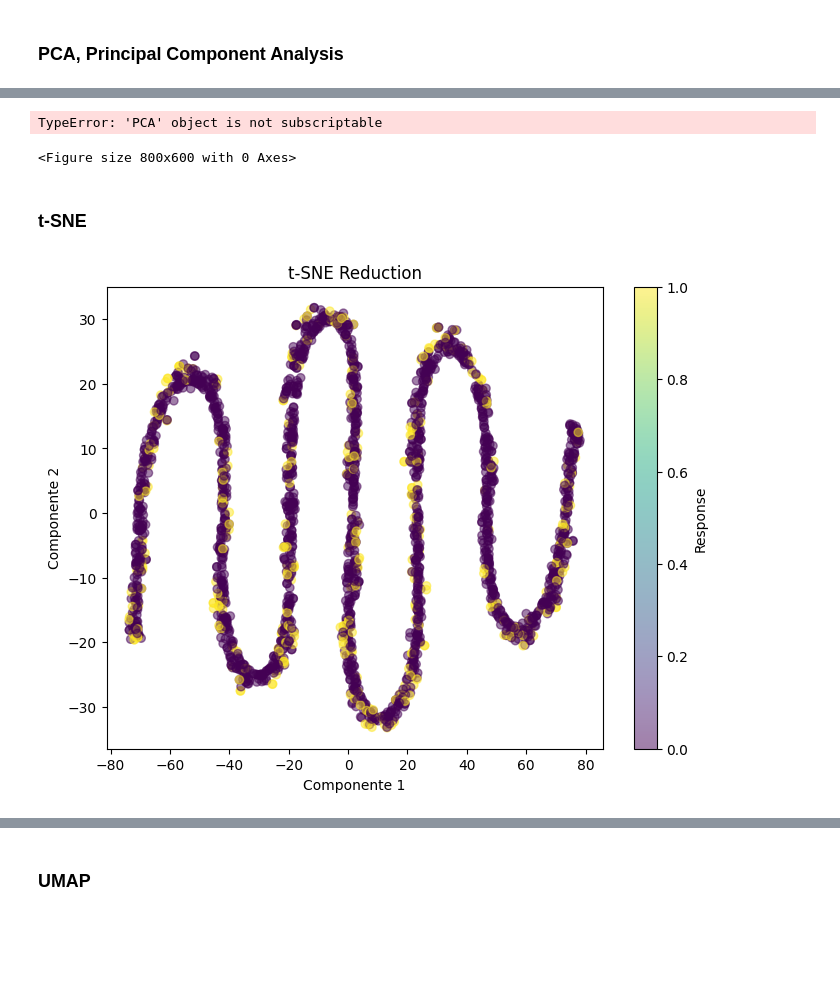
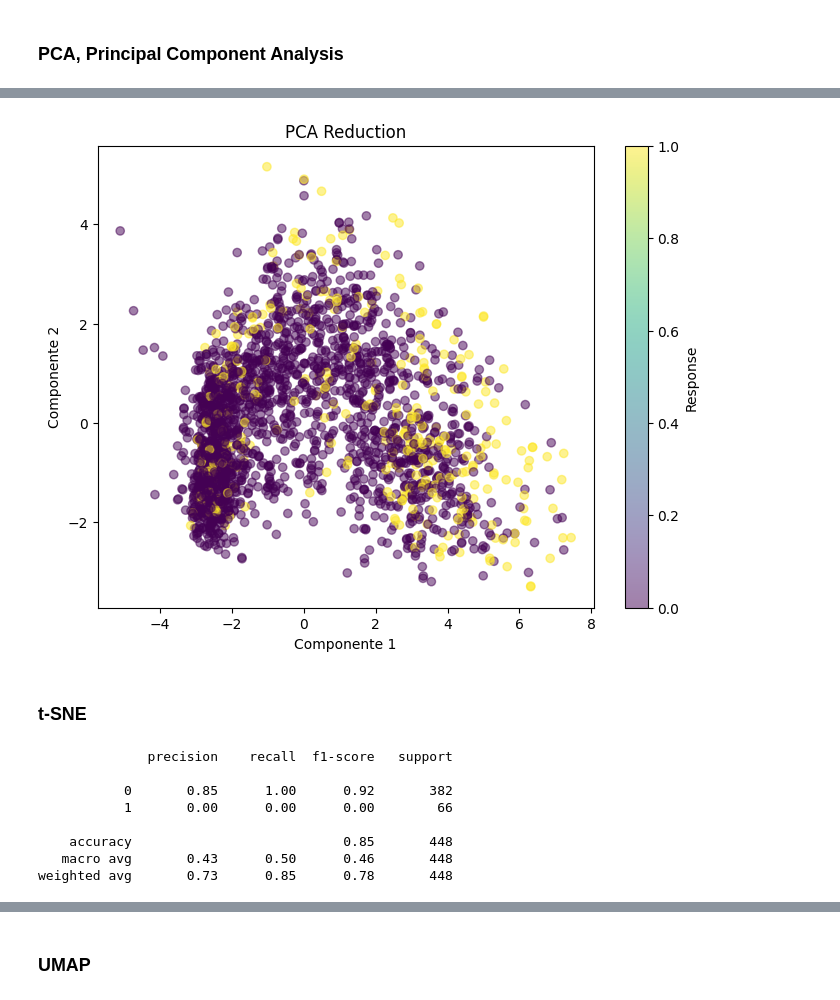
Before and after one commit to Shernandez0911/Tarea8DataScience, a Jupyter notebook: SebastianHernandez_AlexMondaca.ipynb, the cells around one changed output, grey strips where cells are left out. Saved outputs shown, nothing was run; the diff lists cells and outputs as text; code cells hidden in the pictures; blank space fills up the shorter version.

```diff
--- a/SebastianHernandez_AlexMondaca.ipynb
+++ b/SebastianHernandez_AlexMondaca.ipynb
@@ -136,15 +138,26 @@ def plot_reduction(X_reduced, y, title):
 # %%
 pca_2 = PCA(n_components=2, random_state=254)
 X_pca_2 = pca_2.fit_transform(X_processed)
-plot_reduction(pca, y, "PCA Reduction")
+plot_reduction(X_pca_2, y, "PCA Reduction")
 # %% [output]
-TypeError: 'PCA' object is not subscriptable
-<Figure size 800x600 with 0 Axes>
+[figure, added]
 # %% [markdown]
 ### t-SNE
 # %%
 tsne = TSNE(n_components=2, random_state=254)
 X_tsne =tsne.fit_transform(X_processed)
-plot_reduction(X_tsne, y, "t-SNE Reduction")
+X_train_tsne, X_test_tsne, y_train_tsne, y_test_tsne = train_test_split(X_tsne, y, test_size=0.2, random_state=254)
+
+lr_tsne = LogisticRegression(random_state=254)
+lr_tsne.fit(X_train_tsne, y_train_tsne)
+y_pred_tsne = lr_tsne.predict(X_test_tsne)
+print(classification_report(y_test_tsne, y_pred_tsne))
 # %% [output]
-[figure, removed]
+              precision    recall  f1-score   support
+
+           0       0.85      1.00      0.92       382
+           1       0.00      0.00      0.00        66
+
+    accuracy                           0.85       448
+   macro avg       0.43      0.50      0.46       448
+weighted avg       0.73      0.85      0.78       448
```
Also changed, not shown: parts of 7 cells of this notebook.
